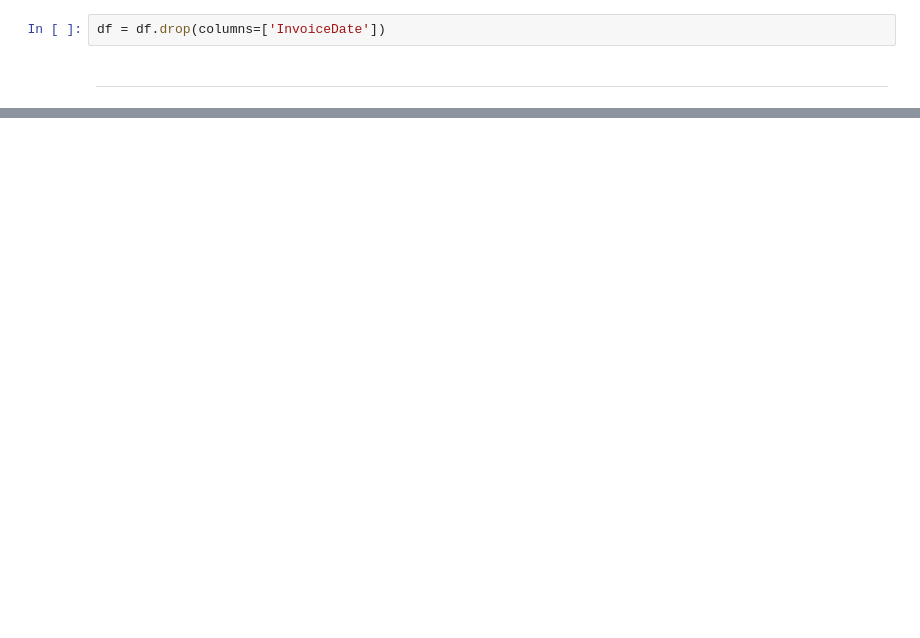
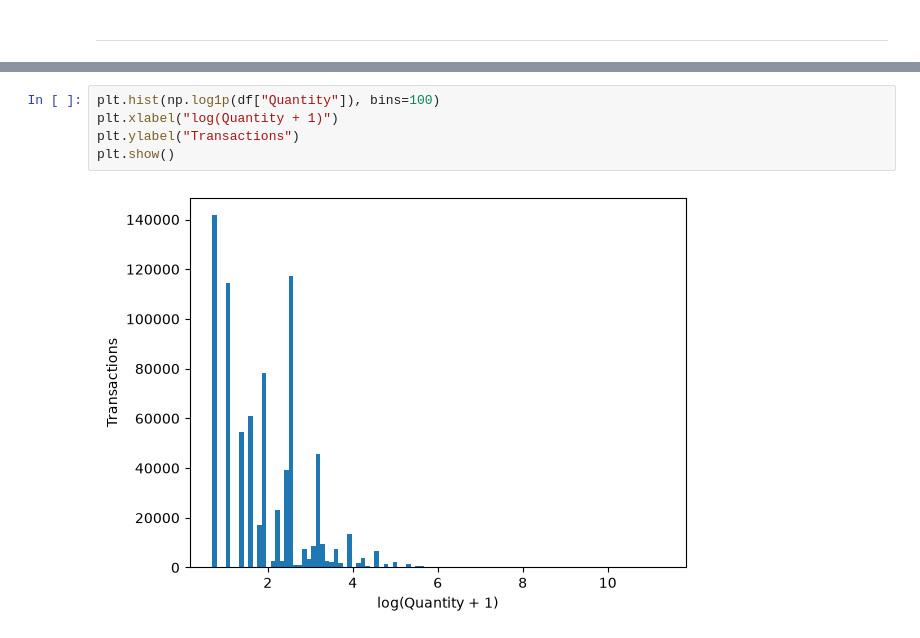
Before and after one commit to nick-st-coder/online-resail, a Jupyter notebook: notebooks/EDA.ipynb, the cells around one changed output, grey strips where cells are left out. Drawn from its saved outputs; the diff is of its cells as text; blank space fills up the shorter version.

```diff
--- a/notebooks/EDA.ipynb
+++ b/notebooks/EDA.ipynb
@@ -483,4 +474,2 @@ I extracted all information from `InvoiceDate` feature so it can be dropped
-# %%
-df = df.drop(columns=['InvoiceDate'])
 # %% [markdown]
 ---
@@ -486,0 +485,7 @@ df = df.drop(columns=['InvoiceDate'])
+# %%
+plt.hist(np.log1p(df["Quantity"]), bins=100)
+plt.xlabel("log(Quantity + 1)")
+plt.ylabel("Transactions")
+plt.show()
+# %% [output]
+[figure, added]
```
Also changed, not shown: parts of 7 cells of this notebook.
